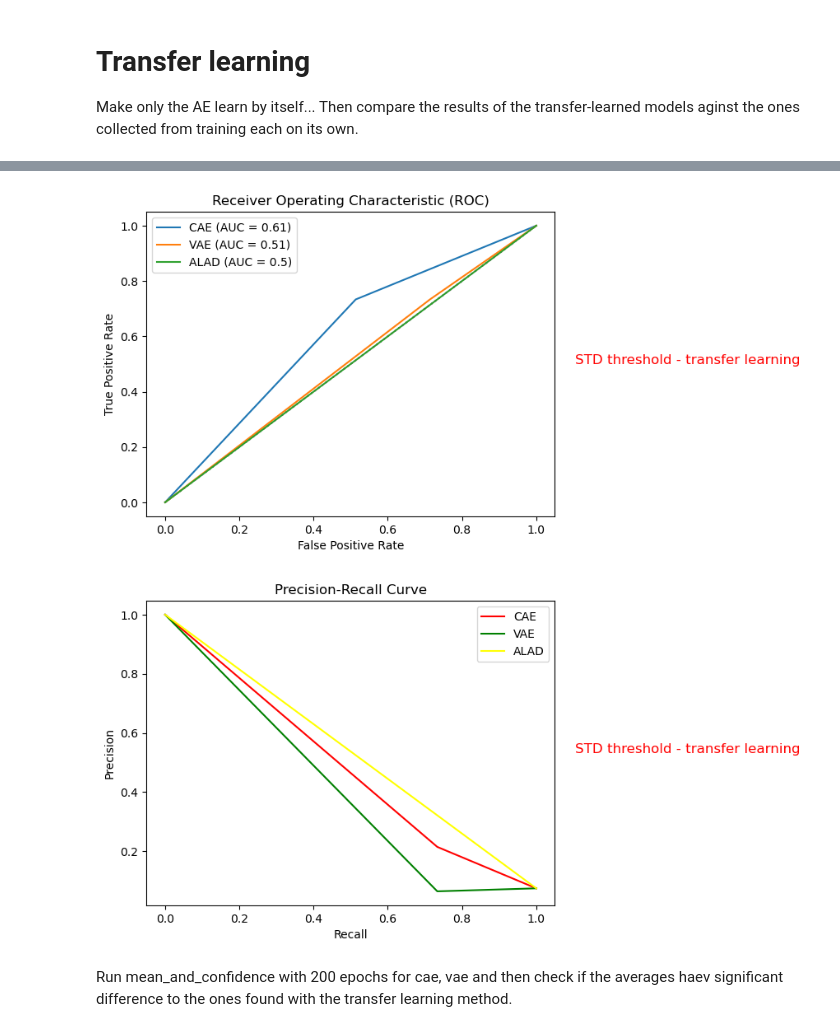
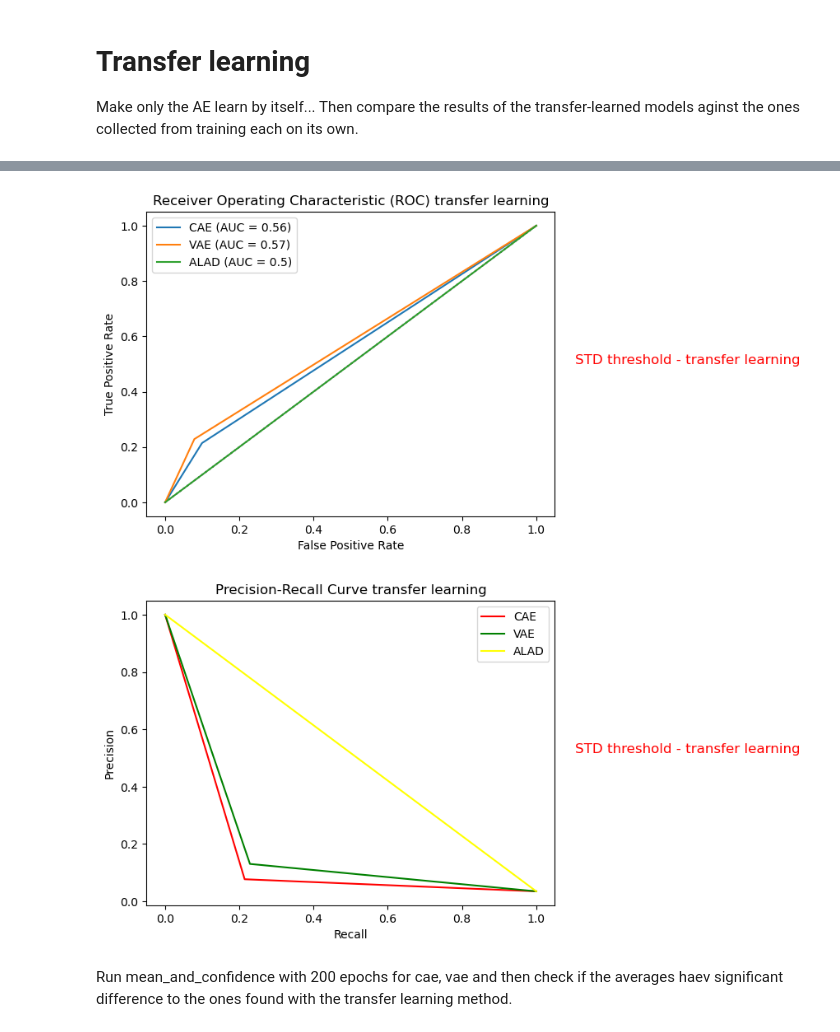
Before and after one commit to togetherthough/Deep-anomaly-detection-for-tracking-experiments-at-LHCb, a Jupyter notebook: experiments.ipynb, the cells around one changed output, grey strips where cells are left out. Saved outputs shown, nothing was run; the diff lists cells and outputs as text; code cells hidden in the pictures.

```diff
--- a/experiments.ipynb
+++ b/experiments.ipynb
@@ -90,7 +119,0 @@ LEARNING_RATE = 0.003
-# %%
-def get_data():
-
-    train_normal_data, _, _, x_test, y_test = get_normal_data(df)
-    _, train_normal_data, x_test = standardize_normalize(x_train, train_normal_data, x_test)
-
-    return train_normal_data, x_test, y_test
@@ -162,7 +201,7 @@ from sklearn.metrics import roc_curve, auc
 from scipy import stats
 
 
-def mean_and_confidence(model, threshold_function, alpha=0.95, iterations=5, transfer=False, epochs=5):
+def mean_and_confidence(model, threshold_function, alpha=0.95, iterations=10, transfer=False, epochs=5):
 
 
     #initialize all the containers for teh metrics to track
@@ -202,13 +241,14 @@ def mean_and_confidence(model, threshold_function, alpha=0.95, iterations=5, tra
 
         if transfer:
 
-            history_ae, training_time_ae = ae.train(x_train, epochs=200, batch_size=30, validation_split=0.2)
+            history_ae, training_time_ae = ae.train(x_train, epochs=50, batch_size=30, validation_split=0.2)
             #tranfer_learning here
             model = transfer_weights(ae, model)
 
         history, training_time = model.train(x_train, epochs=epochs, batch_size=30, validation_split=0.2)
         ###time each model
         threshold = threshold_function(x_train, x_test, y_test)
+        print("This is the threshold " + str(threshold))
         predictions = model.find_anomalies(x_test, threshold)
         accuracy, precision, recall, f1 = model.classification_metrics(y_test, predictions)
 
@@ -373,7 +414,7 @@ def roc_curve_models(avg_ae=None, avg_cae=None, avg_vae=None, fun_name=None, avg
     # Display the plot
     plt.show()
 # %%
-def pr_models(avg_ae=None, avg_cae=None, avg_vae=None, fun_name=None, avg_alad=None):
+def pr_models(avg_ae=None, avg_cae=None, avg_vae=None, fun_name=None, avg_alad=None, transfer= "no transfer"):
     #plot all the precision-recall losses together
 
     if avg_ae is not None:
@@ -394,7 +435,7 @@ def pr_models(avg_ae=None, avg_cae=None, avg_vae=None, fun_name=None, avg_alad=N
     plt.plot(recall_alad, precision_alad, color='yellow', label='ALAD')
     plt.xlabel('Recall')
     plt.ylabel('Precision')
-    plt.title('Precision-Recall Curve')
+    plt.title('Precision-Recall Curve ' + transfer)
     plt.legend()
     plt.text(1.05, 0.5, fun_name, fontsize=12, color='red', transform=plt.gca().transAxes)
     plt.savefig('images/All models P-R')
@@ -489,9 +536,3 @@ alad = ALAD(INPUT_DIM, ENCODING_DIM, LEARNING_RATE)
 ae.build(input_shape=(train_normal_data.shape))
 cae.build(input_shape=(train_normal_data.shape))
 vae.build(input_shape=(train_normal_data.shape))
-# %%
-#refine the training. this is especially importatn for the VAE, that also has a lambda layer
-#that couldn't be inizialiazed with the AE weights
-cae.train(train_normal_data, epochs=5, batch_size=64, validation_split=0.2)
-vae.train(train_normal_data, epochs=10, batch_size=64, validation_split=0.2)
-alad.train(train_normal_data, epochs=5, batch_size=64, validation_split=0.2)
@@ -526,13 +547,13 @@ with open(os.devnull, 'w') as devnull, contextlib.redirect_stdout(devnull):
     tr_vae = mean_and_confidence(vae, vae.find_best_deviations_threshold, alpha=0.95, transfer=True)
     tr_alad = mean_and_confidence(alad, alad.find_best_deviations_threshold, alpha=0.95, transfer=True)
 # %%
-roc_curve_models(avg_cae=tr_cae[0],avg_vae=tr_vae[0], avg_alad=tr_alad[0], fun_name="STD threshold - transfer learning")
+roc_curve_models(avg_cae=tr_cae[0],avg_vae=tr_vae[0], avg_alad=tr_alad[0], fun_name="STD threshold - transfer learning", transfer = "transfer learning")
 # %% [output]
-[figure, old version]
+[figure, new version]
 # %%
-pr_models(avg_cae=tr_cae[0],avg_vae=tr_vae[0], avg_alad=tr_alad[0], fun_name="STD threshold - transfer learning")
+pr_models(avg_cae=tr_cae[0],avg_vae=tr_vae[0], avg_alad=tr_alad[0], fun_name="STD threshold - transfer learning", transfer = "transfer learning")
 # %% [output]
-[figure, old version]
+[figure, new version]
 # %% [markdown]
 Run mean_and_confidence with 200 epochs for cae, vae and then check if the averages haev significant difference to the ones found with the transfer learning method.
 # %%
```
Also changed, not shown: parts of 22 cells of this notebook, 30 other files.
